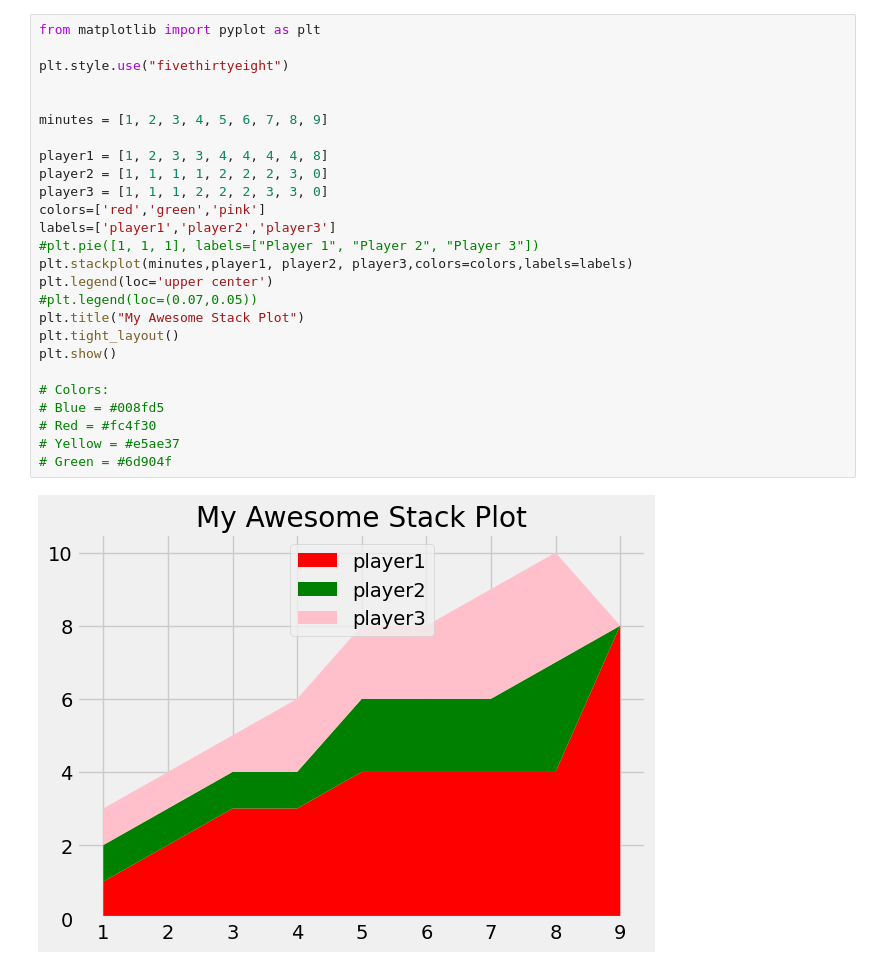
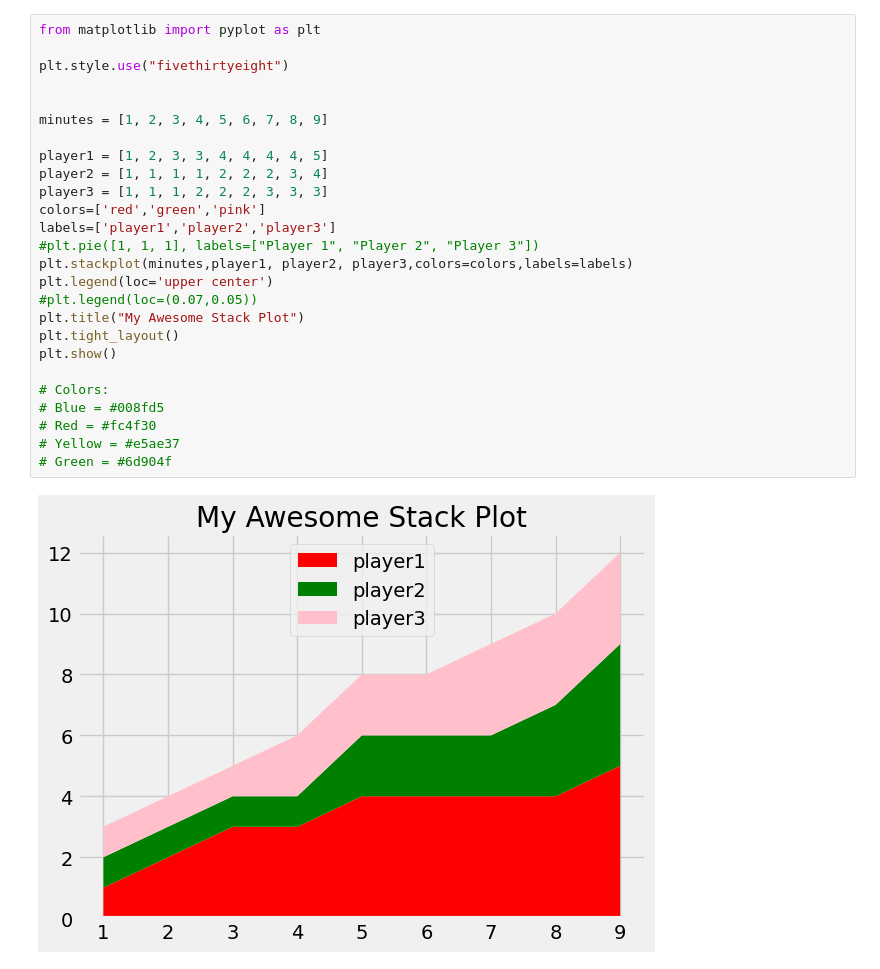
Before and after one commit to Sanj-bot/JourneyIntoTheWorldOfPython, a Jupyter notebook: Frameworks/MathPlotLib/matplotlib4.ipynb, the cells around one changed output. Drawn from its saved outputs; the diff is of its cells as text.

```diff
--- a/Frameworks/MathPlotLib/matplotlib4.ipynb
+++ b/Frameworks/MathPlotLib/matplotlib4.ipynb
@@ -1,28 +1,28 @@
 # %%
 from matplotlib import pyplot as plt
 
 plt.style.use("fivethirtyeight")
 
 
 minutes = [1, 2, 3, 4, 5, 6, 7, 8, 9]
 
-player1 = [1, 2, 3, 3, 4, 4, 4, 4, 8]
-player2 = [1, 1, 1, 1, 2, 2, 2, 3, 0]
-player3 = [1, 1, 1, 2, 2, 2, 3, 3, 0]
+player1 = [1, 2, 3, 3, 4, 4, 4, 4, 5]
+player2 = [1, 1, 1, 1, 2, 2, 2, 3, 4]
+player3 = [1, 1, 1, 2, 2, 2, 3, 3, 3]
 colors=['red','green','pink']
 labels=['player1','player2','player3']
 #plt.pie([1, 1, 1], labels=["Player 1", "Player 2", "Player 3"])
 plt.stackplot(minutes,player1, player2, player3,colors=colors,labels=labels)
 plt.legend(loc='upper center')
 #plt.legend(loc=(0.07,0.05))
 plt.title("My Awesome Stack Plot")
 plt.tight_layout()
 plt.show()
 
 # Colors:
 # Blue = #008fd5
 # Red = #fc4f30
 # Yellow = #e5ae37
 # Green = #6d904f
 # %% [output]
-[figure, old version]
+[figure, new version]
```
